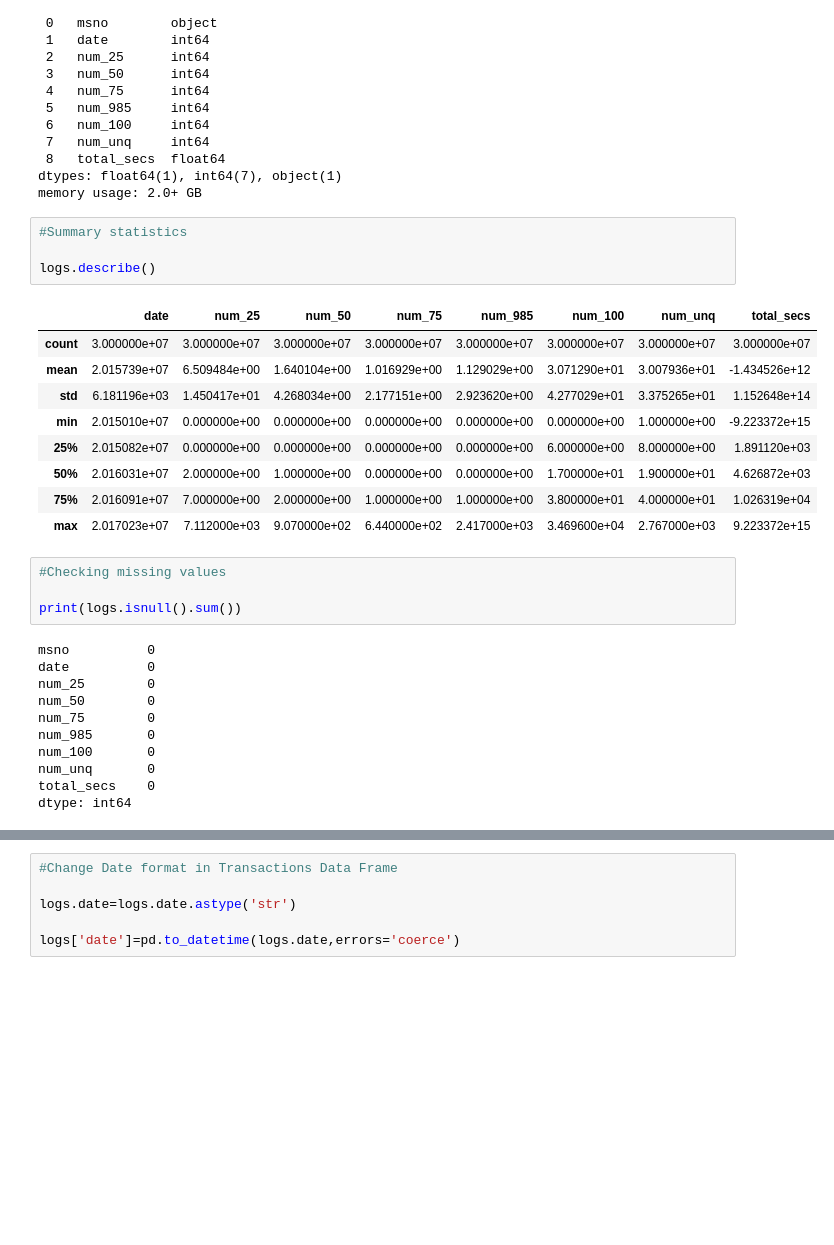
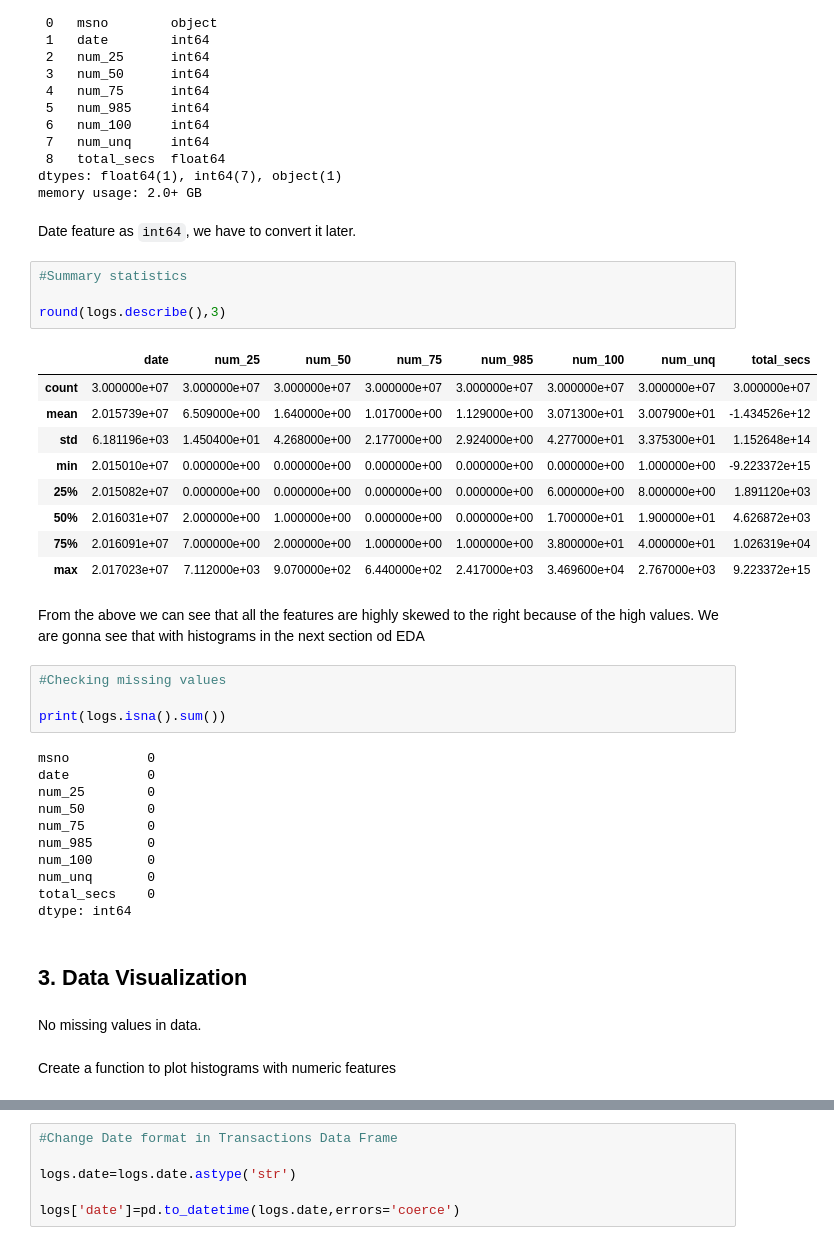
Before and after one commit to jsroa15/KKBOX, a Jupyter notebook: Logs_Data_Mining.ipynb, the cells around one changed output, grey strips where cells are left out. Drawn from its saved outputs; the diff is of its cells as text; blank space fills up the shorter version.

````diff
--- a/Logs_Data_Mining.ipynb
+++ b/Logs_Data_Mining.ipynb
@@ -40,24 +72,28 @@ Data columns (total 9 columns):
  8   total_secs  float64
 dtypes: float64(1), int64(7), object(1)
 memory usage: 2.0+ GB
+# %% [markdown]
+Date feature as ```int64```, we have to convert it later.
 # %%
 #Summary statistics
 
-logs.describe()
+round(logs.describe(),3)
 # %% [output]
 |  | date | num_25 | num_50 | num_75 | num_985 | num_100 | num_unq | total_secs |
 | count | 3.000000e+07 | 3.000000e+07 | 3.000000e+07 | 3.000000e+07 | 3.000000e+07 | 3.000000e+07 | 3.000000e+07 | 3.000000e+07 |
-| mean | 2.015739e+07 | 6.509484e+00 | 1.640104e+00 | 1.016929e+00 | 1.129029e+00 | 3.071290e+01 | 3.007936e+01 | -1.434526e+12 |
-| std | 6.181196e+03 | 1.450417e+01 | 4.268034e+00 | 2.177151e+00 | 2.923620e+00 | 4.277029e+01 | 3.375265e+01 | 1.152648e+14 |
+| mean | 2.015739e+07 | 6.509000e+00 | 1.640000e+00 | 1.017000e+00 | 1.129000e+00 | 3.071300e+01 | 3.007900e+01 | -1.434526e+12 |
+| std | 6.181196e+03 | 1.450400e+01 | 4.268000e+00 | 2.177000e+00 | 2.924000e+00 | 4.277000e+01 | 3.375300e+01 | 1.152648e+14 |
 | min | 2.015010e+07 | 0.000000e+00 | 0.000000e+00 | 0.000000e+00 | 0.000000e+00 | 0.000000e+00 | 1.000000e+00 | -9.223372e+15 |
 | 25% | 2.015082e+07 | 0.000000e+00 | 0.000000e+00 | 0.000000e+00 | 0.000000e+00 | 6.000000e+00 | 8.000000e+00 | 1.891120e+03 |
 | 50% | 2.016031e+07 | 2.000000e+00 | 1.000000e+00 | 0.000000e+00 | 0.000000e+00 | 1.700000e+01 | 1.900000e+01 | 4.626872e+03 |
 | 75% | 2.016091e+07 | 7.000000e+00 | 2.000000e+00 | 1.000000e+00 | 1.000000e+00 | 3.800000e+01 | 4.000000e+01 | 1.026319e+04 |
 | max | 2.017023e+07 | 7.112000e+03 | 9.070000e+02 | 6.440000e+02 | 2.417000e+03 | 3.469600e+04 | 2.767000e+03 | 9.223372e+15 |
+# %% [markdown]
+From the above we can see that all the features are highly skewed to the right because of the high values. We are gonna see that with histograms in the next section od EDA
 # %%
 #Checking missing values
 
-print(logs.isnull().sum())
+print(logs.isna().sum())
 # %% [output]
 msno          0
 date          0
@@ -69,3 +105,9 @@ num_100       0
 num_unq       0
 total_secs    0
 dtype: int64
+# %% [markdown]
+## 3. Data Visualization
+# %% [markdown]
+No missing values in data.
+# %% [markdown]
+Create a function to plot histograms with numeric features
````
Also changed, not shown: parts of 42 cells of this notebook.
